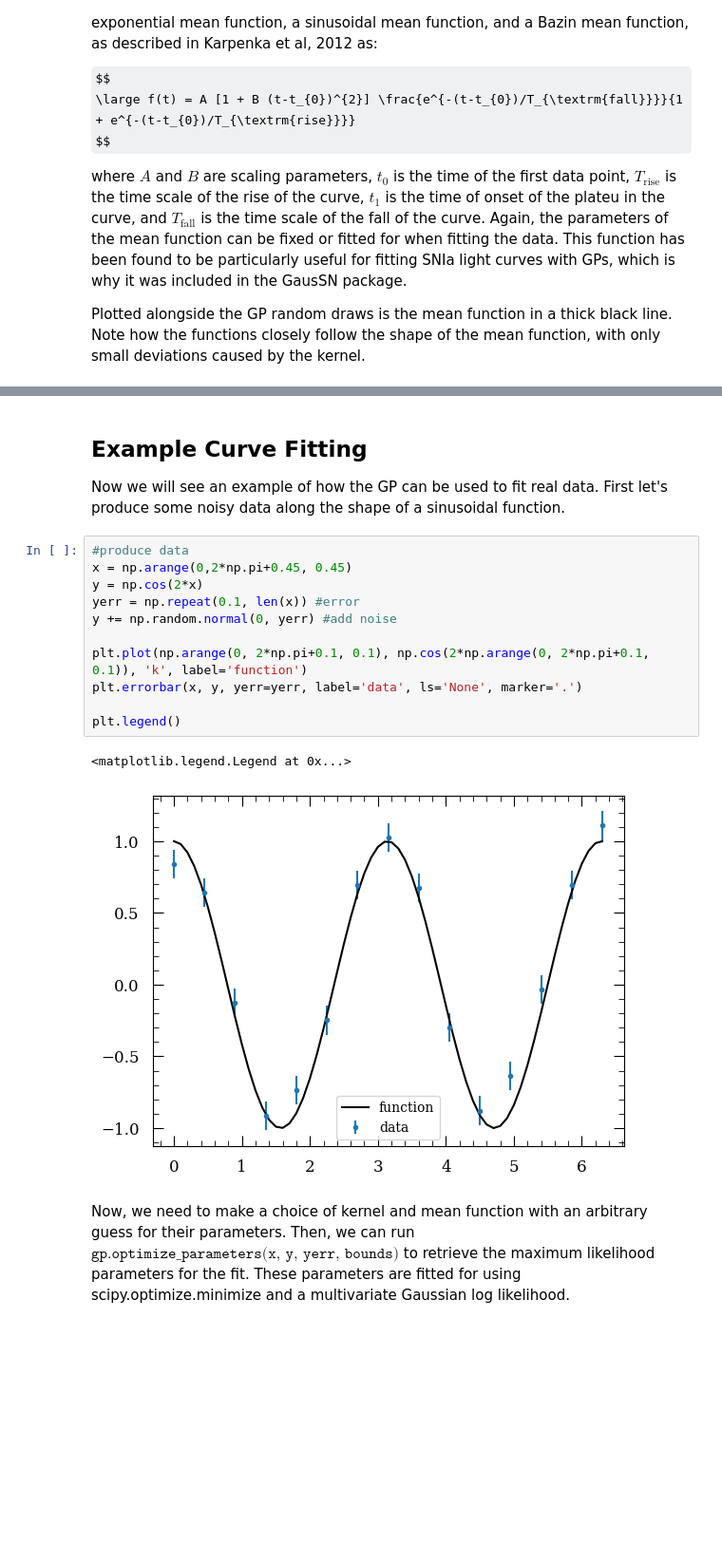
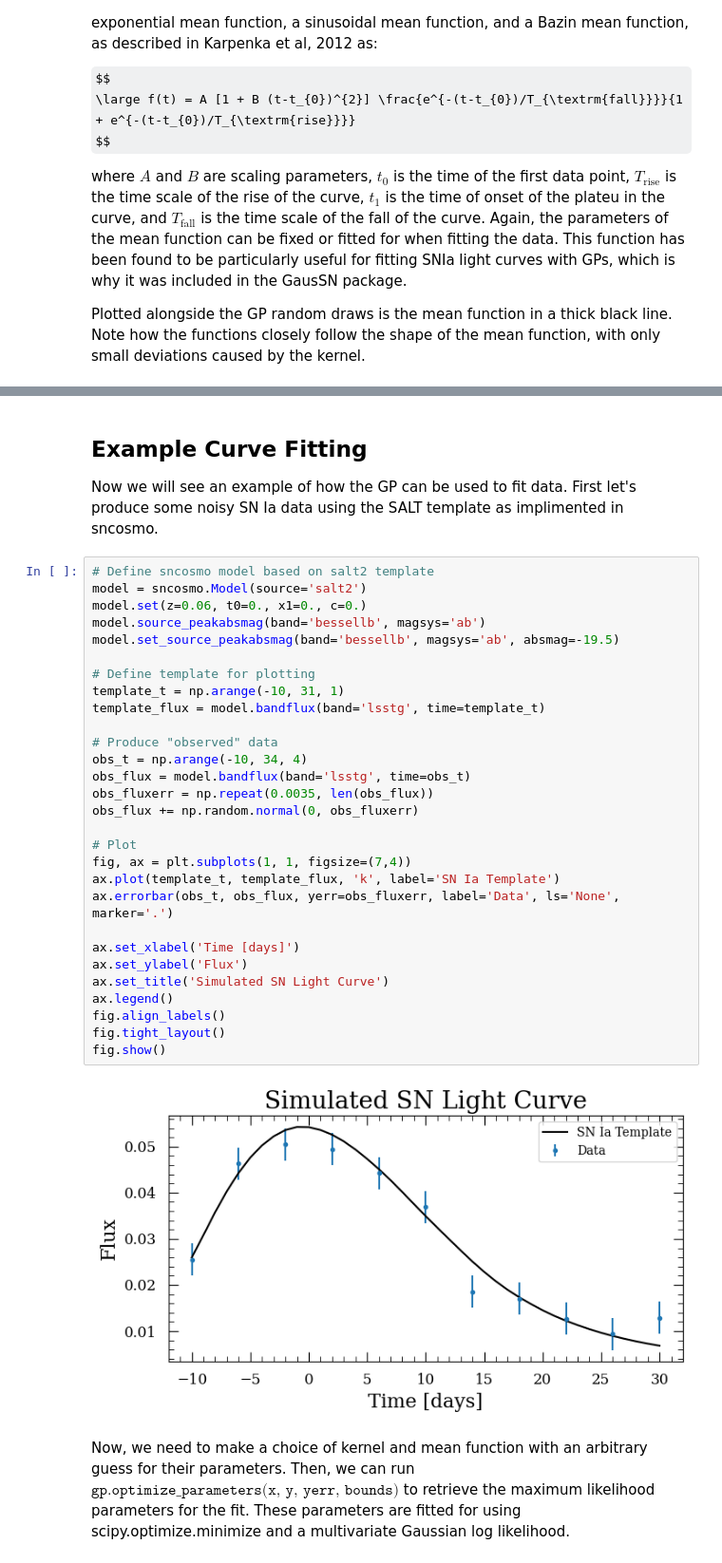
Before and after one commit to erinhay/GausSN, a Jupyter notebook: ipynb/getting_started.ipynb, the cells around one changed output, grey strips where cells are left out. Shown at 95% size. Cells and saved outputs as stored; diff of their text form; some formulas as TeX source; blank space fills up the shorter version.

Commit message:
update getting started notebook to make the example a sn

```diff
--- a/ipynb/getting_started.ipynb
+++ b/ipynb/getting_started.ipynb
@@ -224,21 +221,38 @@ plt.clf()
 # %% [markdown]
 ## Example Curve Fitting
 
-Now we will see an example of how the GP can be used to fit real data. First let's produce some noisy data along the shape of a sinusoidal function.
+Now we will see an example of how the GP can be used to fit data. First let's produce some noisy SN Ia data using the SALT template as implimented in sncosmo.
-# %%
-#produce data
-x = np.arange(0,2*np.pi+0.45, 0.45)
-y = np.cos(2*x)
-yerr = np.repeat(0.1, len(x)) #error
-y += np.random.normal(0, yerr) #add noise
-
-plt.plot(np.arange(0, 2*np.pi+0.1, 0.1), np.cos(2*np.arange(0, 2*np.pi+0.1, 0.1)), 'k', label='function')
-plt.errorbar(x, y, yerr=yerr, label='data', ls='None', marker='.')
-
-plt.legend()
-# %% [output]
-<matplotlib.legend.Legend at 0x...>
-[figure, removed]
+# %%
+# Define sncosmo model based on salt2 template
+model = sncosmo.Model(source='salt2')
+model.set(z=0.06, t0=0., x1=0., c=0.)
+model.source_peakabsmag(band='bessellb', magsys='ab')
+model.set_source_peakabsmag(band='bessellb', magsys='ab', absmag=-19.5)
+
+# Define template for plotting
+template_t = np.arange(-10, 31, 1)
+template_flux = model.bandflux(band='lsstg', time=template_t)
+
+# Produce "observed" data
+obs_t = np.arange(-10, 34, 4)
+obs_flux = model.bandflux(band='lsstg', time=obs_t)
+obs_fluxerr = np.repeat(0.0035, len(obs_flux))
+obs_flux += np.random.normal(0, obs_fluxerr)
+
+# Plot
+fig, ax = plt.subplots(1, 1, figsize=(7,4))
+ax.plot(template_t, template_flux, 'k', label='SN Ia Template')
+ax.errorbar(obs_t, obs_flux, yerr=obs_fluxerr, label='Data', ls='None', marker='.')
+
+ax.set_xlabel('Time [days]')
+ax.set_ylabel('Flux')
+ax.set_title('Simulated SN Light Curve')
+ax.legend()
+fig.align_labels()
+fig.tight_layout()
+fig.show()
+# %% [output]
+[figure, added]
 # %% [markdown]
 Now, we need to make a choice of kernel and mean function with an arbitrary guess for their parameters. Then, we can run $\texttt{gp.optimize}\_\texttt{parameters(x, y, yerr, bounds)}$ to retrieve the maximum likelihood parameters for the fit. These parameters are fitted for using scipy.optimize.minimize and a multivariate Gaussian log likelihood.
 # %%
```
Also changed, not shown: parts of 8 cells of this notebook.
